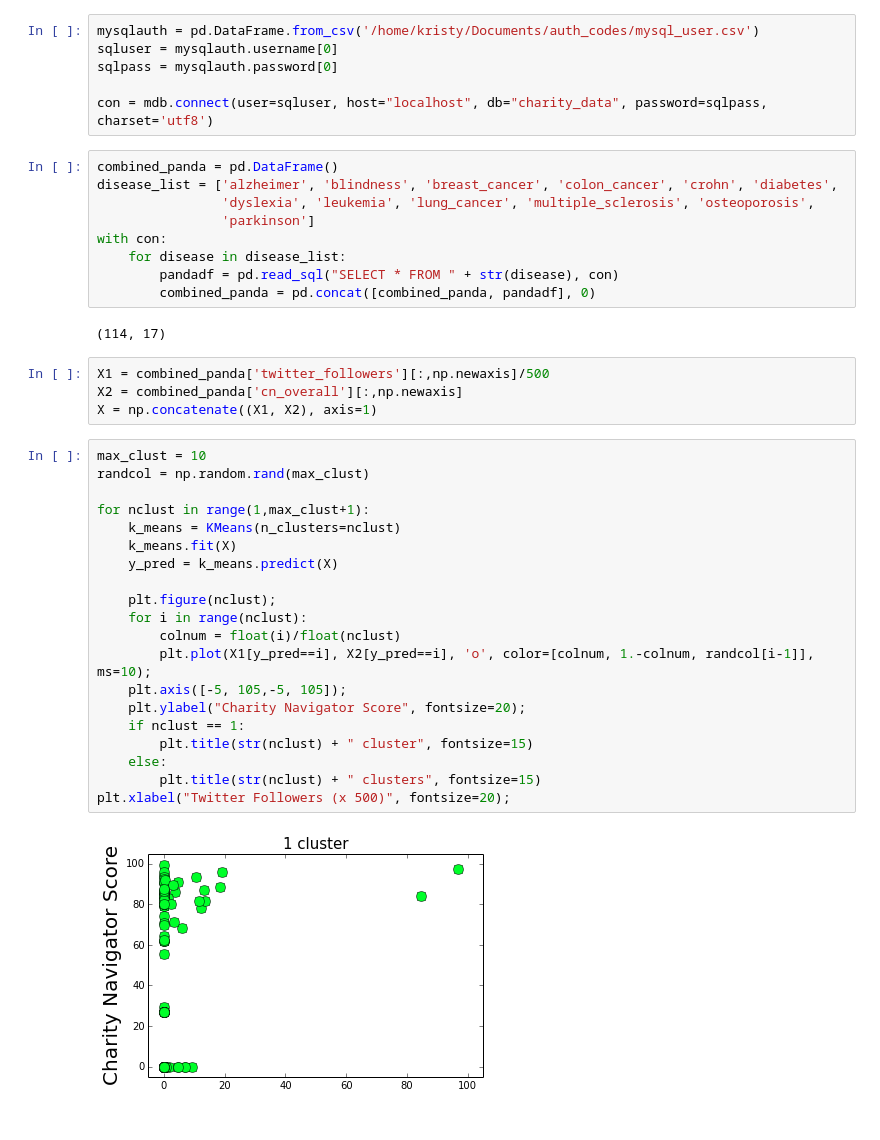
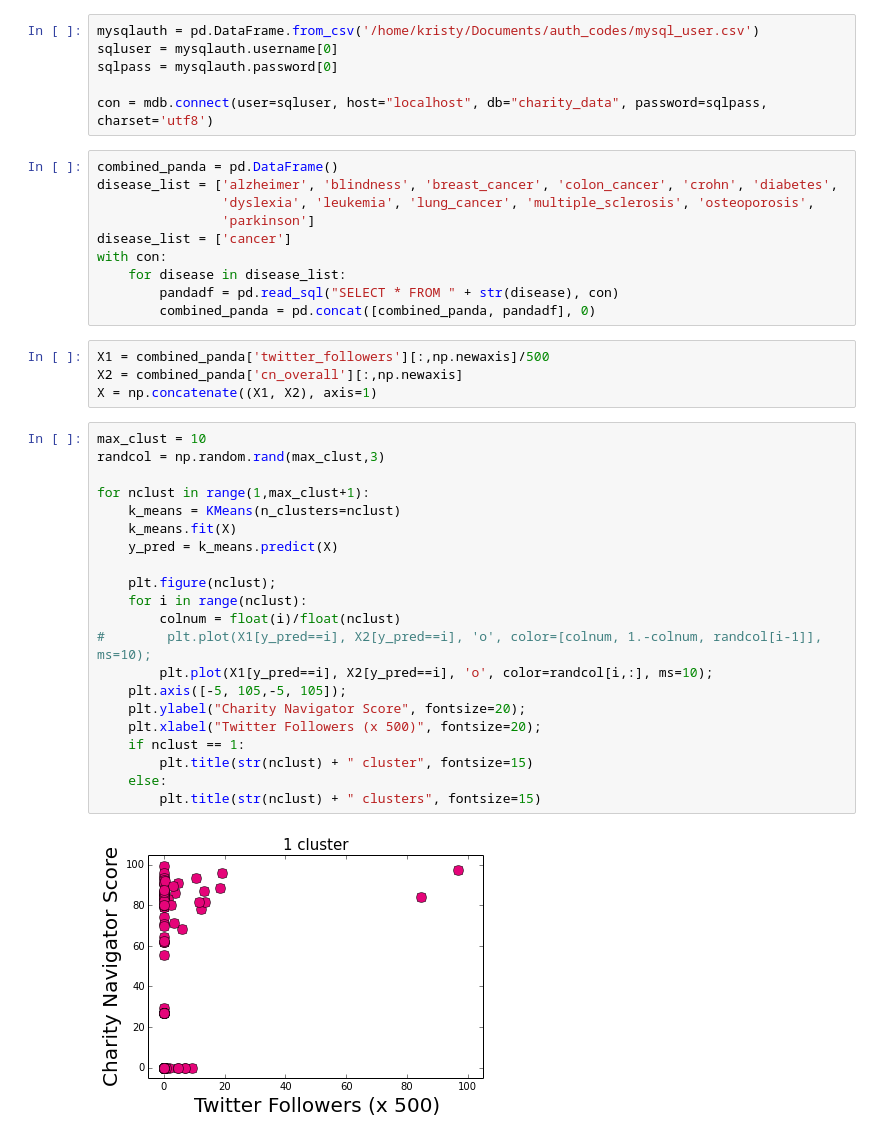
Before and after one commit to kdsimmons/InsightProject, a Jupyter notebook: make_graphs.ipynb, the cells around one changed output. Cells and saved outputs as stored; diff of their text form.

```diff
--- a/make_graphs.ipynb
+++ b/make_graphs.ipynb
@@ -17,35 +17,35 @@ combined_panda = pd.DataFrame()
 disease_list = ['alzheimer', 'blindness', 'breast_cancer', 'colon_cancer', 'crohn', 'diabetes',
                 'dyslexia', 'leukemia', 'lung_cancer', 'multiple_sclerosis', 'osteoporosis',
                 'parkinson']
+disease_list = ['cancer']
 with con:
     for disease in disease_list:
         pandadf = pd.read_sql("SELECT * FROM " + str(disease), con)
         combined_panda = pd.concat([combined_panda, pandadf], 0)
-# %% [output]
-(114, 17)
 # %%
 X1 = combined_panda['twitter_followers'][:,np.newaxis]/500
 X2 = combined_panda['cn_overall'][:,np.newaxis]
 X = np.concatenate((X1, X2), axis=1)
 # %%
 max_clust = 10
-randcol = np.random.rand(max_clust)
+randcol = np.random.rand(max_clust,3)
 
 for nclust in range(1,max_clust+1):
     k_means = KMeans(n_clusters=nclust)
     k_means.fit(X)
     y_pred = k_means.predict(X)
 
     plt.figure(nclust);
     for i in range(nclust):
         colnum = float(i)/float(nclust)
-        plt.plot(X1[y_pred==i], X2[y_pred==i], 'o', color=[colnum, 1.-colnum, randcol[i-1]], ms=10);
+#        plt.plot(X1[y_pred==i], X2[y_pred==i], 'o', color=[colnum, 1.-colnum, randcol[i-1]], ms=10);
+        plt.plot(X1[y_pred==i], X2[y_pred==i], 'o', color=randcol[i,:], ms=10);
     plt.axis([-5, 105,-5, 105]);
     plt.ylabel("Charity Navigator Score", fontsize=20);
+    plt.xlabel("Twitter Followers (x 500)", fontsize=20);
     if nclust == 1:
         plt.title(str(nclust) + " cluster", fontsize=15)
     else:
         plt.title(str(nclust) + " clusters", fontsize=15)
-plt.xlabel("Twitter Followers (x 500)", fontsize=20);
 # %% [output]
-[figure, old version]
+[figure, new version]
```
Also changed, not shown: parts of 11 cells of this notebook, 12 other files.
